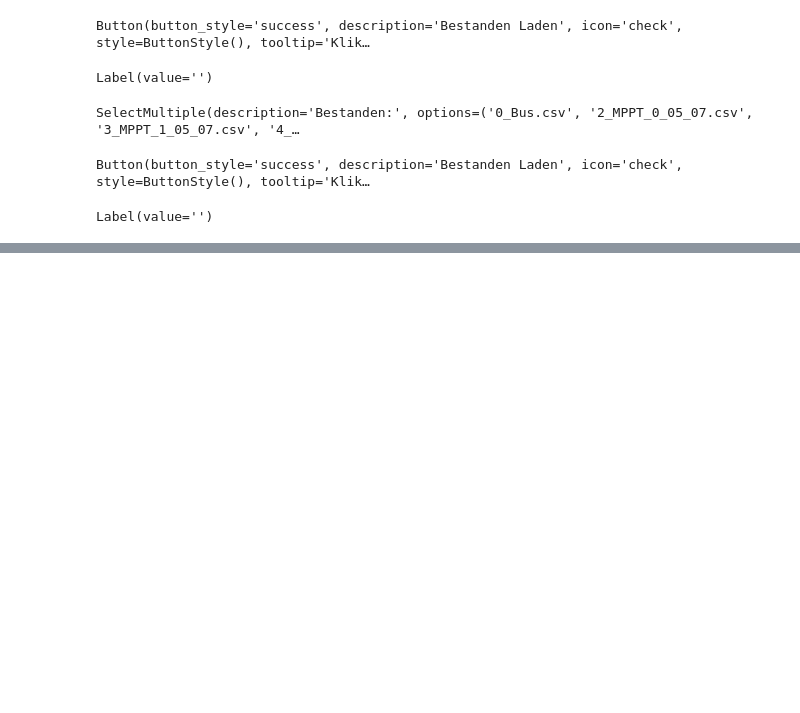
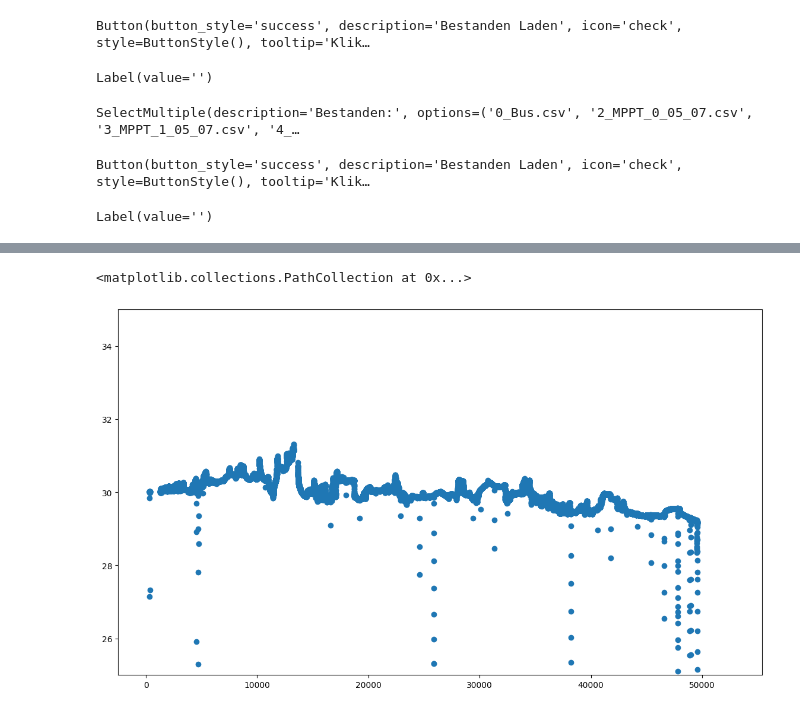
Before and after one commit to Qrax/Clean_Mobility, a Jupyter notebook: main.ipynb, the cells around one changed output, grey strips where cells are left out. Drawn from its saved outputs; the diff is of its cells as text; code cells hidden in the pictures; blank space fills up the shorter version.

```diff
--- a/main.ipynb
+++ b/main.ipynb
@@ -131,3 +171,11 @@ else:
+# %%
+#plot 1_Uitgangsstroom pd.to_numeric(df[i_col], errors='coerce')
+plt.figure(figsize=(14, 8))
+plt.ylim(25,35)
+plt.scatter(merged_df1['1_Dataloggertijd, in s'],pd.to_numeric(merged_df1[f'5_Uitgangsspanning, in V'], errors='coerce'))
+# %% [output]
+<matplotlib.collections.PathCollection at 0x...>
+[figure, added]
 # %%
 import pandas as pd
 import re
```
Also changed, not shown: parts of 7 cells of this notebook.
